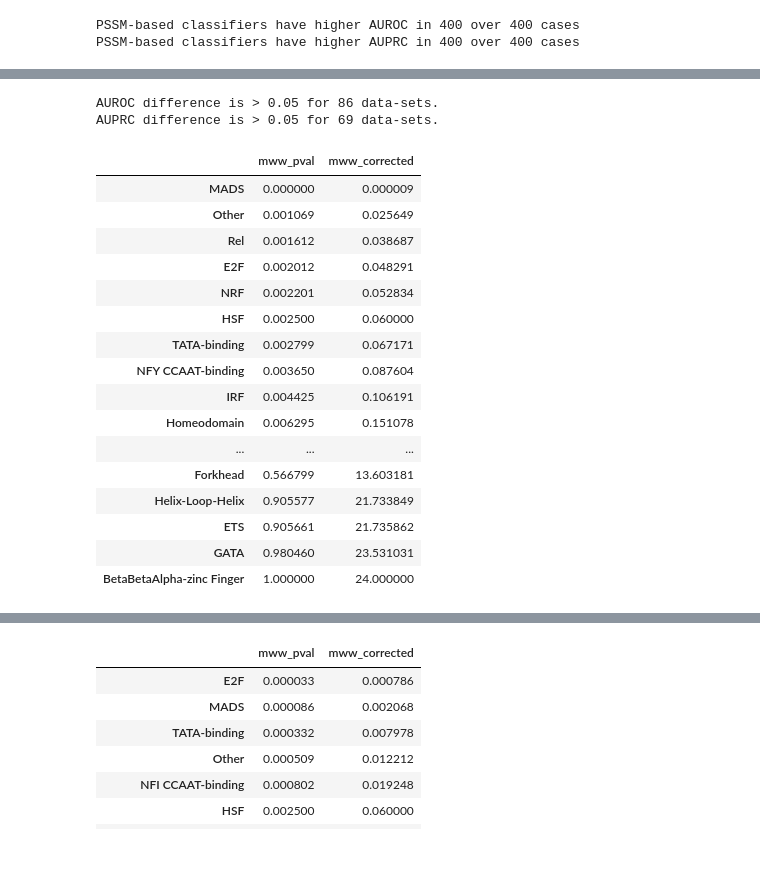
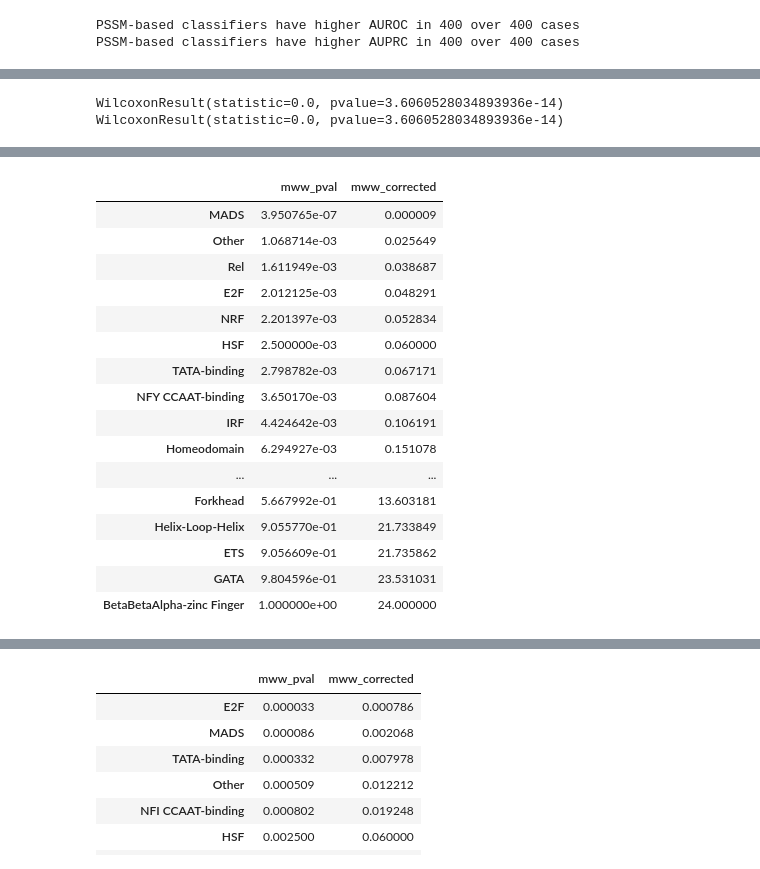
Before and after one commit to amathelier/DNAshapedTFBS_notebooks, a Jupyter notebook: EncodeGCmatched1st2ndDNAshapeDimo.ipynb, the cells around one changed output, grey strips where cells are left out. Cells and saved outputs as stored; diff of their text form; code cells hidden in the pictures.

```diff
--- a/EncodeGCmatched1st2ndDNAshapeDimo.ipynb
+++ b/EncodeGCmatched1st2ndDNAshapeDimo.ipynb
@@ -259,7 +349,7 @@ families_mww_df.sort('mww_corrected')
 # %%
 import matplotlib.pyplot as plt
 data.loc[:, 'indx'] = range(len(data))
-sorted_families = families_mww_df.sort('mww_corrected').index
+sorted_families = families_mww_df.sort_values('mww_corrected').index
 ypos = -1
 labels = ['{0} ({1:f})'.format(fam, families_mww_df.loc[fam].mww_pval)
           for fam in sorted_families]
@@ -291,7 +381,7 @@ for(family in families_list){
 # %%
 families_mww_df = pd.DataFrame(families_mww[['mww_pval', 'mww_corrected']])
 families_mww_df.index = families_list
-families_mww_df.sort('mww_corrected')
+families_mww_df.sort_values('mww_corrected')
 # %% [output]
 |  | mww_pval | mww_corrected |
 | E2F | 0.000002 | 0.000052 |
@@ -313,7 +403,7 @@ families_mww_df.sort('mww_corrected')
 # %%
 import matplotlib.pyplot as plt
 data.loc[:, 'indx'] = range(len(data))
-sorted_families = families_mww_df.sort('mww_corrected').index
+sorted_families = families_mww_df.sort_values('mww_corrected').index
 ypos = -1
 labels = ['{0} ({1:f})'.format(fam, families_mww_df.loc[fam].mww_pval)
           for fam in sorted_families]
@@ -401,8 +550,14 @@ axes.set_aspect('equal')
 # %% [output]
 [drawing not drawn]
 [drawing not drawn]
+# %%
+print wilcoxon(data_pssm['PSSM_dnashape_AUROC'], data_pssm['PSSM_AUROC'])
+print wilcoxon(data_pssm['PSSM_dnashape_AUPRC'], data_pssm['PSSM_AUPRC'])
+# %% [output]
+WilcoxonResult(statistic=0.0, pvalue=3.6060528034893936e-14)
+WilcoxonResult(statistic=0.0, pvalue=3.6060528034893936e-14)
 # %%
-data = data.sort("PSSM_AUROC_improvement")
+data = data.sort_values("PSSM_AUROC_improvement")
 axes = data.dropna().plot(y="PSSM_AUROC_improvement", use_index=False, legend=False)
 axes.tick_params(axis="x", labelbottom='off')
 axes.set_xlabel("{0:d} data sets".format(len(data.dropna())))
@@ -410,9 +565,10 @@ axes.set_ylabel("AUROC (PSSM + DNA shape)\n - AUROC (PSSM)")
 axes.set_ylim(min(data.PSSM_AUROC_improvement) - 0.05,
               max(data.PSSM_AUROC_improvement) + 0.05)
 axes.set_aspect(1./axes.get_data_ratio())
+axes.grid()
 #savefig("AUROC_improvement_PSSM_PSSM+DNAshape.svg")
 
-data = data.sort("PSSM_AUPRC_improvement")
+data = data.sort_values("PSSM_AUPRC_improvement")
 axes = data.dropna().plot(y="PSSM_AUPRC_improvement", use_index=False, legend=False)
 axes.tick_params(axis="x", labelbottom='off')
 axes.set_xlabel("{0:d} data sets".format(len(data.dropna())))
@@ -420,18 +576,11 @@ axes.set_ylabel("AUPRC (PSSM + DNA shape)\n - AUPRC (PSSM)")
 axes.set_ylim(min(data.PSSM_AUPRC_improvement) - 0.05,
               max(data.PSSM_AUPRC_improvement) + 0.05)
 axes.set_aspect(1./axes.get_data_ratio())
+axes.grid()
 #savefig("AUPRC_improvement_PSSM_PSSM+DNAshape.svg")
 # %% [output]
 [drawing not drawn]
 [drawing not drawn]
-# %%
-print 'AUROC difference is > 0.05 for {0:d} data-sets.'.format(
-    len(data[data.PSSM_AUROC_improvement > 0.05]))
-print 'AUPRC difference is > 0.05 for {0:d} data-sets.'.format(
-    len(data[data.PSSM_AUPRC_improvement > 0.05]))
-# %% [output]
-AUROC difference is > 0.05 for 86 data-sets.
-AUPRC difference is > 0.05 for 69 data-sets.
 # %%
 %%R -i data -i families_list -o families_mww
 data = as.data.frame(data)
@@ -447,25 +596,25 @@ for(family in families_list){
 # %%
 families_mww_df = pd.DataFrame(families_mww[['mww_pval', 'mww_corrected']])
 families_mww_df.index = families_list
-families_mww_df.sort('mww_corrected')
+families_mww_df.sort_values('mww_corrected')
 # %% [output]
 |  | mww_pval | mww_corrected |
-| MADS | 0.000000 | 0.000009 |
-| Other | 0.001069 | 0.025649 |
-| Rel | 0.001612 | 0.038687 |
-| E2F | 0.002012 | 0.048291 |
-| NRF | 0.002201 | 0.052834 |
-| HSF | 0.002500 | 0.060000 |
-| TATA-binding | 0.002799 | 0.067171 |
-| NFY CCAAT-binding | 0.003650 | 0.087604 |
-| IRF | 0.004425 | 0.106191 |
-| Homeodomain | 0.006295 | 0.151078 |
+| MADS | 3.950765e-07 | 0.000009 |
+| Other | 1.068714e-03 | 0.025649 |
+| Rel | 1.611949e-03 | 0.038687 |
+| E2F | 2.012125e-03 | 0.048291 |
+| NRF | 2.201397e-03 | 0.052834 |
+| HSF | 2.500000e-03 | 0.060000 |
+| TATA-binding | 2.798782e-03 | 0.067171 |
+| NFY CCAAT-binding | 3.650170e-03 | 0.087604 |
+| IRF | 4.424642e-03 | 0.106191 |
+| Homeodomain | 6.294927e-03 | 0.151078 |
 | ... | ... | ... |
-| Forkhead | 0.566799 | 13.603181 |
-| Helix-Loop-Helix | 0.905577 | 21.733849 |
-| ETS | 0.905661 | 21.735862 |
-| GATA | 0.980460 | 23.531031 |
-| BetaBetaAlpha-zinc Finger | 1.000000 | 24.000000 |
+| Forkhead | 5.667992e-01 | 13.603181 |
+| Helix-Loop-Helix | 9.055770e-01 | 21.733849 |
+| ETS | 9.056609e-01 | 21.735862 |
+| GATA | 9.804596e-01 | 23.531031 |
+| BetaBetaAlpha-zinc Finger | 1.000000e+00 | 24.000000 |
 # %%
 import matplotlib.pyplot as plt
 data.loc[:, 'indx'] = range(len(data))
```
Also changed, not shown: parts of 51 cells of this notebook.
